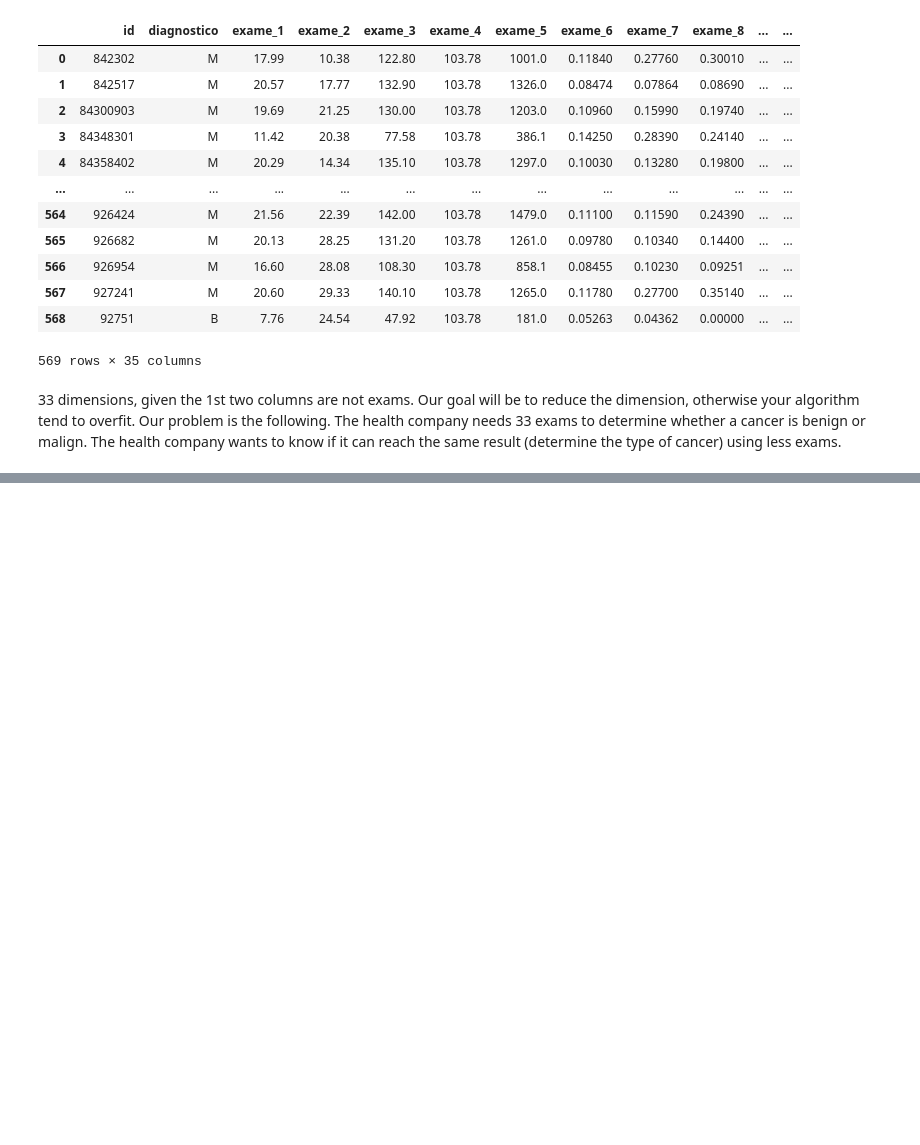
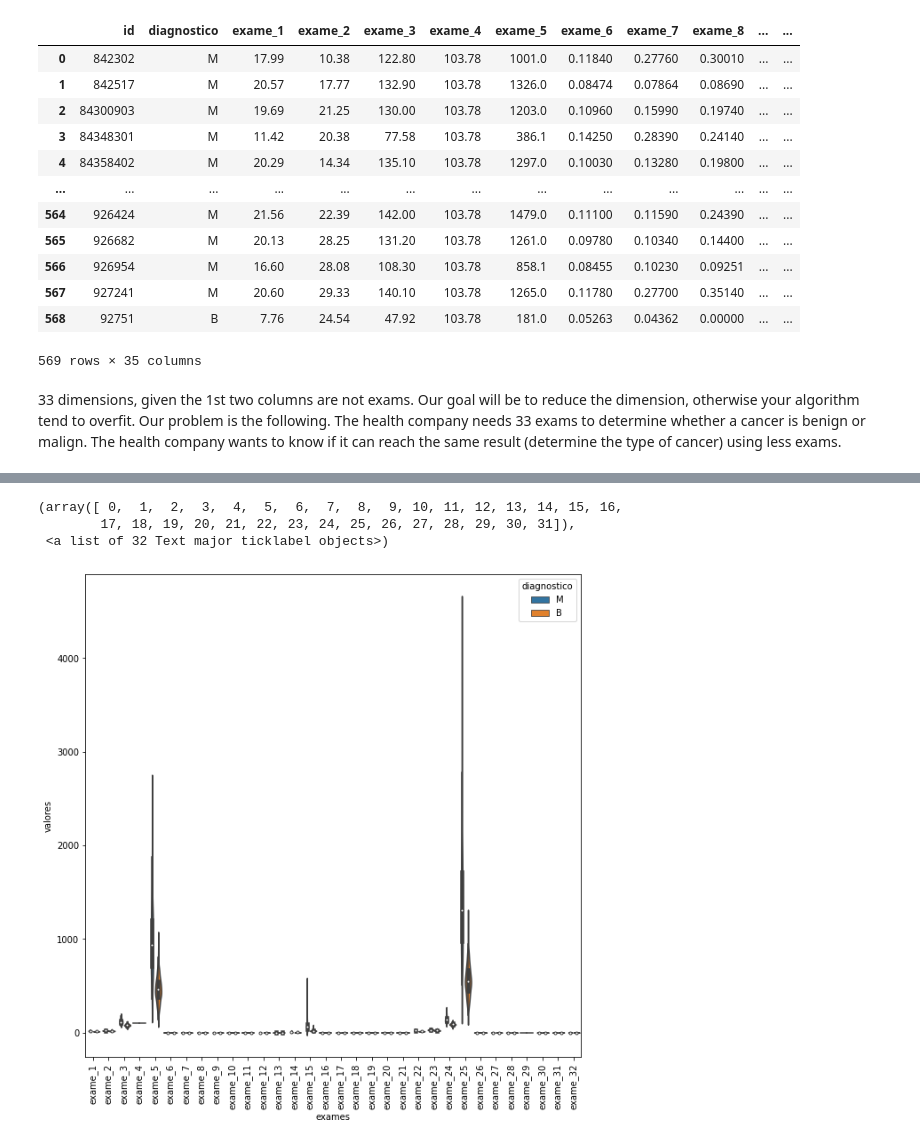
Before and after one commit to MarceloPiemonteRibeiro/learning-Machine-learning, a Jupyter notebook: SKLearn/Features_selection_PCA_RFE(CV)_SelectKBest.ipynb, the cells around one changed output, grey strips where cells are left out. Saved outputs shown, nothing was run; the diff lists cells and outputs as text; code cells hidden in the pictures; blank space fills up the shorter version.

```diff
--- a/SKLearn/Features_selection_PCA_RFE(CV)_SelectKBest.ipynb
+++ b/SKLearn/Features_selection_PCA_RFE(CV)_SelectKBest.ipynb
@@ -31,0 +86,21 @@ Our goal will be to reduce the dimension, otherwise your algorithm tend to overf
+# %%
+import matplotlib.pyplot as plt
+
+dados_plot = pd.concat([diagnostico, valores_exames_v1], axis = 1)
+# you can visualize less columns at once. For example:
+# dados_plot = pd.concat([diagnostico, valores_exames_v1.iloc[:,0:10]], axis = 1)
+dados_plot = pd.melt(dados_plot, id_vars="diagnostico",
+                 var_name="exames",
+                 value_name="valores")
+
+plt.figure(figsize=(10,10))
+
+sns.violinplot(x = "exames", y = "valores",
+               hue = "diagnostico", data = dados_plot)
+
+plt.xticks(rotation = 90) # rotate labels
+# %% [output]
+(array([ 0,  1,  2,  3,  4,  5,  6,  7,  8,  9, 10, 11, 12, 13, 14, 15, 16,
+        17, 18, 19, 20, 21, 22, 23, 24, 25, 26, 27, 28, 29, 30, 31]),
+ <a list of 32 Text major ticklabel objects>)
+[figure, added]
```
Also changed, not shown: parts of 52 cells of this notebook.
